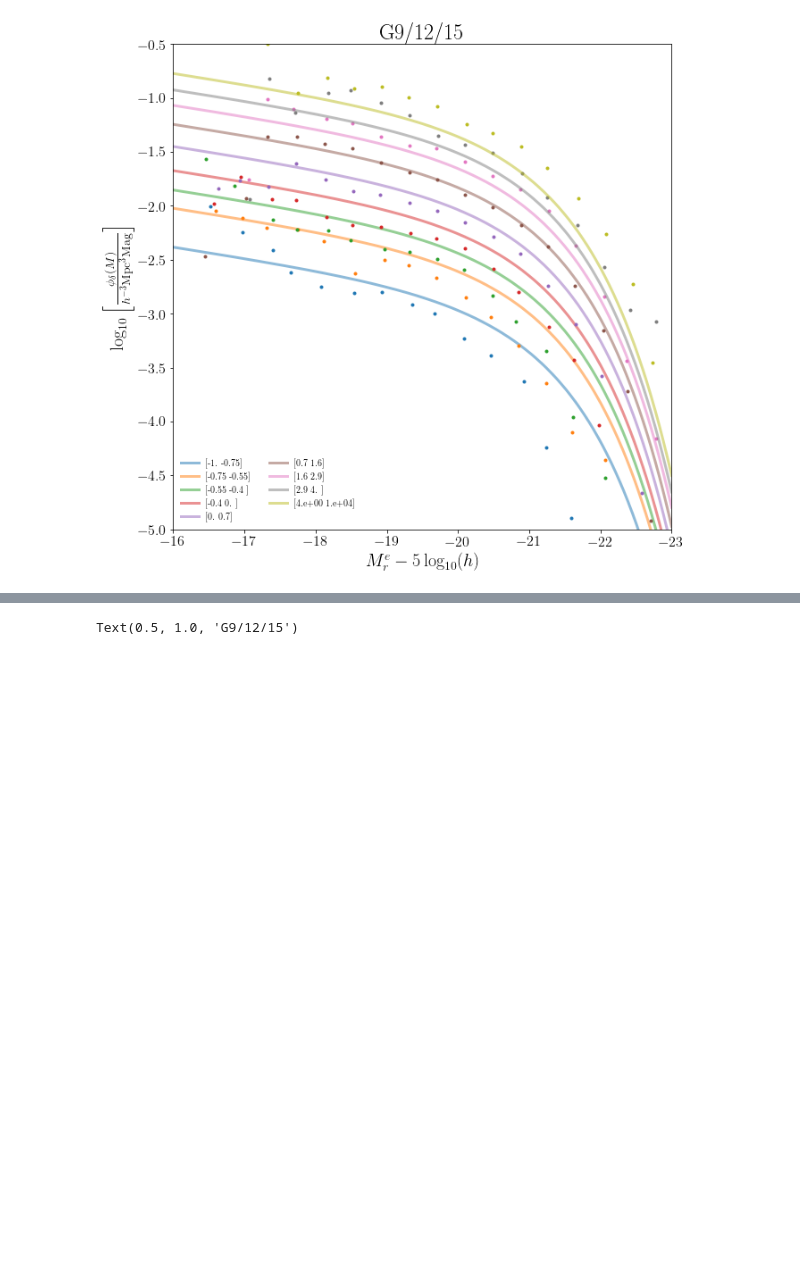
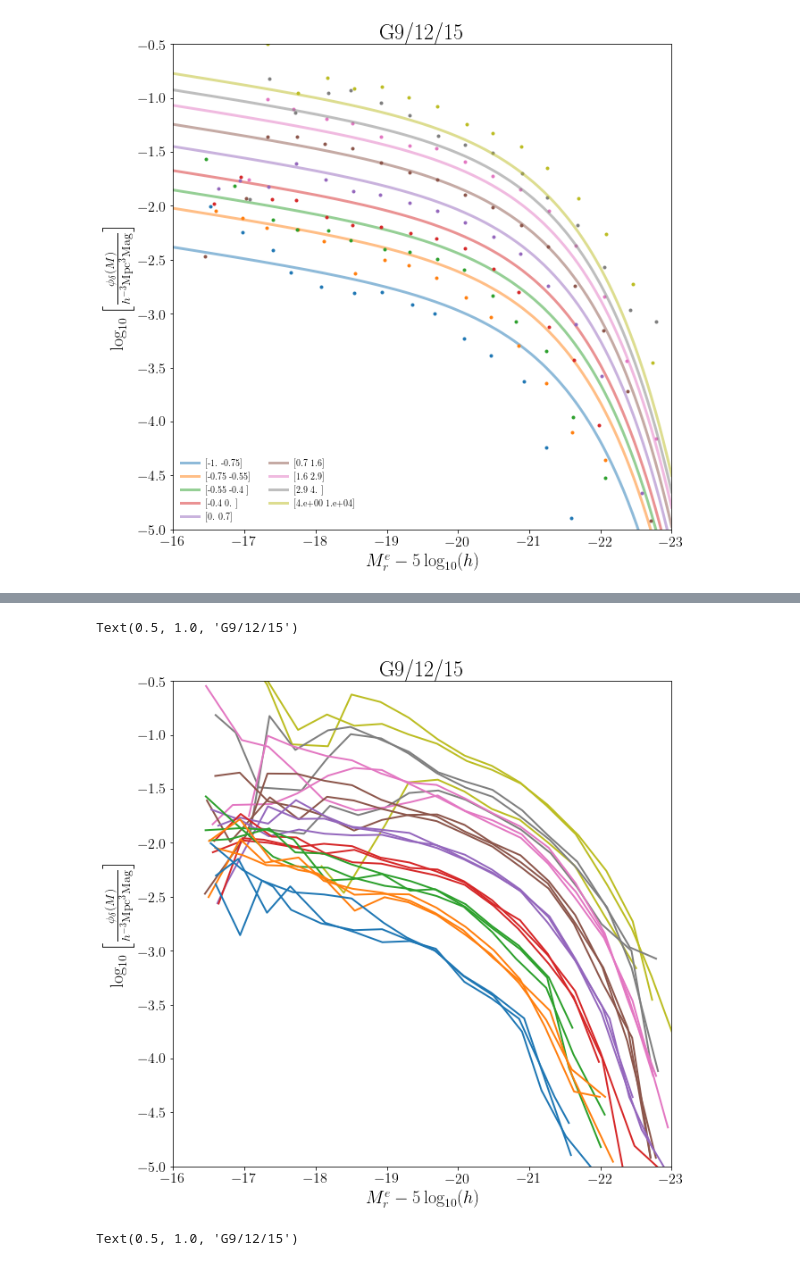
Before and after one commit to SgmAstro/DESI, a Jupyter notebook: docs/nb/d8LF_qa.ipynb, the cells around one changed output, grey strips where cells are left out. Cells and saved outputs as stored; diff of their text form; code cells hidden in the pictures; blank space fills up the shorter version.

```diff
--- a/docs/nb/d8LF_qa.ipynb
+++ b/docs/nb/d8LF_qa.ipynb
@@ -87,3 +87,29 @@ ax.set_title('G9/12/15')
 # %% [output]
 Text(0.5, 1.0, 'G9/12/15')
 [figure]
+# %%
+colors    = plt.rcParams['axes.prop_cycle'].by_key()['color']
+
+fig, ax   = plt.subplots(1, 1, figsize=(10,10))
+
+for i in np.arange(0, 9, 1)[::-1]:
+    for field in fields:
+        lf  = Table.read(findfile(ftype='ddp_n8_d0_lumfn', survey=survey, field=field, version=version, utier=i), 'LUMFN')
+        ddp = Table.read(findfile(ftype='ddp_n8_d0', survey=survey, field=field, version=version, utier=i), 'DDP')
+
+        ref = Table.read(findfile(ftype='ddp_n8_d0_lumfn', survey=survey, field=field, version=version, utier=i), 'REFERENCE')
+
+        label = ddp.meta['D8{}LIMS'.format(i)]
+
+        # ax.plot(ref['MS'], np.log10(ref['REFSCHECHTER'.format(i)]), label=label, alpha=0.5, c=colors[i])
+        ax.plot(lf['MEDIAN_M'], np.log10(lf['PHI_IVMAX']), label='', lw=2.0, c=colors[i])
+
+ax.set_xlabel(r'$M_r^e - 5 \log_{10}(h)$')
+ax.set_ylabel(r'$\log_{10} \left[ \frac{\phi_\delta(M)}{h^{-3} {\rm Mpc}^{3} {\rm Mag}^{}} \right] $')
+
+ax.set_xlim(-16., -23.0)
+ax.set_ylim(-5, -0.5)
+
+ax.legend(frameon=False, loc=3, ncol=2, fontsize=10)
+ax.set_title('G9/12/15')
+# %% [output]
@@ -90,3 +133,5 @@ Text(0.5, 1.0, 'G9/12/15')
+Text(0.5, 1.0, 'G9/12/15')
+[figure, added]
 # %%
 colors    = plt.rcParams['axes.prop_cycle'].by_key()['color']
 
```
Also changed, not shown: parts of 1 cell of this notebook, 2 other files.
